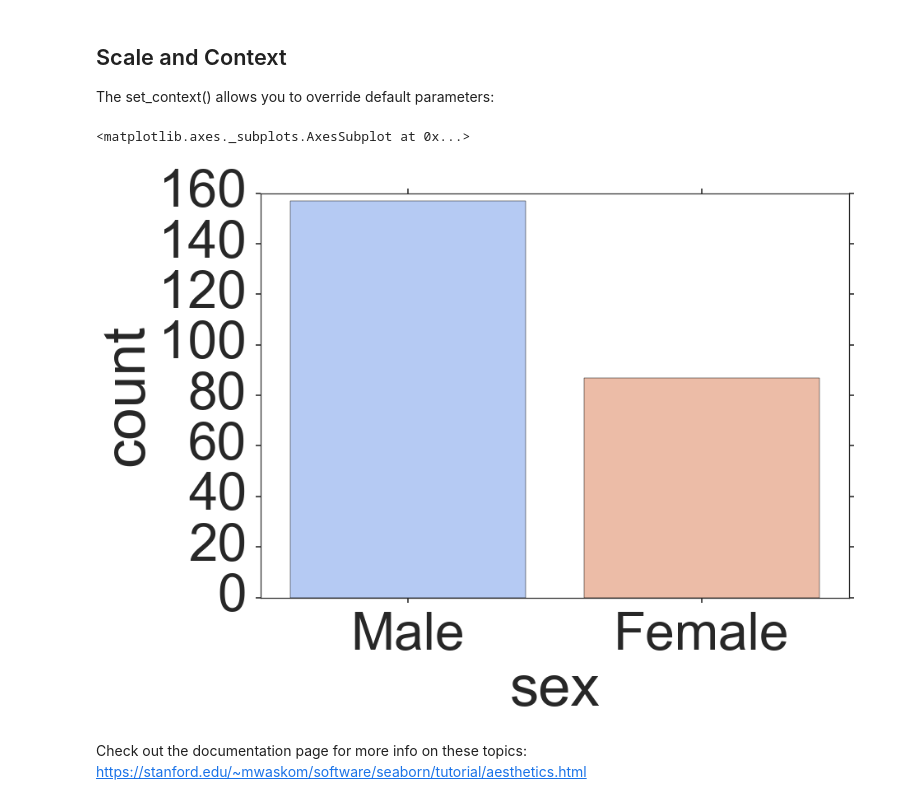
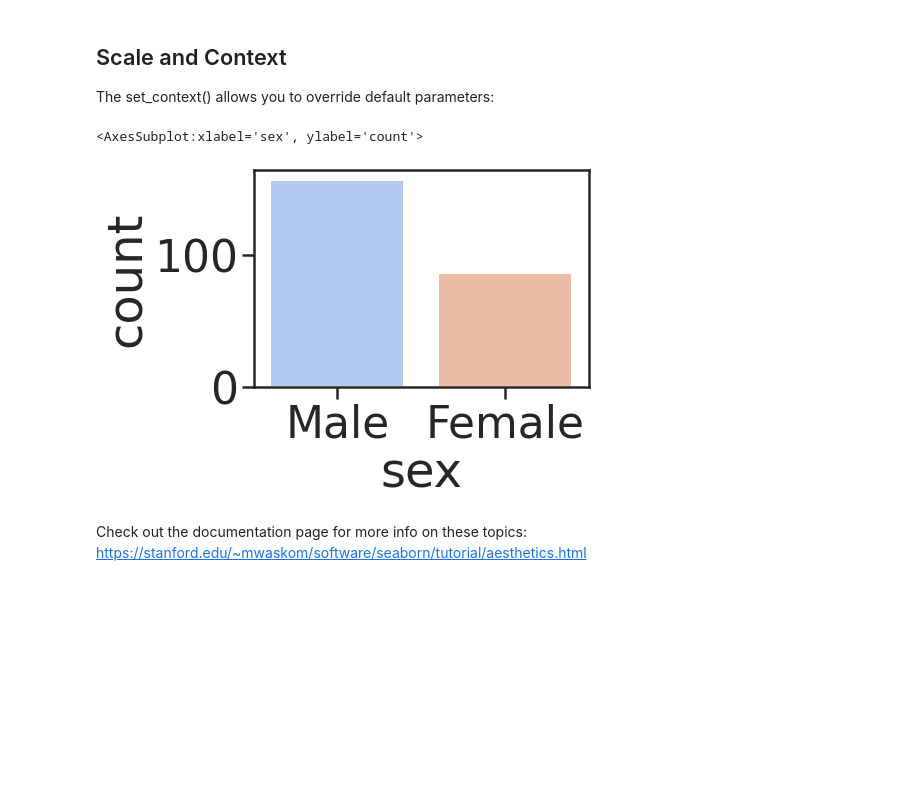
Before and after one commit to ritesh-chafer/python-for-data-science-and-machine-learning-bootcamp, a Jupyter notebook: Python for Data Visualization/Seaborn/Style and Color.ipynb, the cells around one changed output. Saved outputs shown, nothing was run; the diff lists cells and outputs as text; code cells hidden in the pictures; blank space fills up the shorter version.

```diff
--- a/Python for Data Visualization/Seaborn/Style and Color.ipynb
+++ b/Python for Data Visualization/Seaborn/Style and Color.ipynb
@@ -64,11 +64,11 @@ sns.lmplot(x='total_bill',y='tip',size=2,aspect=4,data=tips)
 
 The set_context() allows you to override default parameters:
 # %%
-sns.set_context('poster',font_scale=4)
+sns.set_context('poster',font_scale=2)
 sns.countplot(x='sex',data=tips,palette='coolwarm')
 # %% [output]
-<matplotlib.axes._subplots.AxesSubplot at 0x...>
+<AxesSubplot:xlabel='sex', ylabel='count'>
-[figure, old version]
+[figure, new version]
 # %% [markdown]
 Check out the documentation page for more info on these topics:
 https://stanford.edu/~mwaskom/software/seaborn/tutorial/aesthetics.html
```
Also changed, not shown: parts of 8 cells of this notebook.
